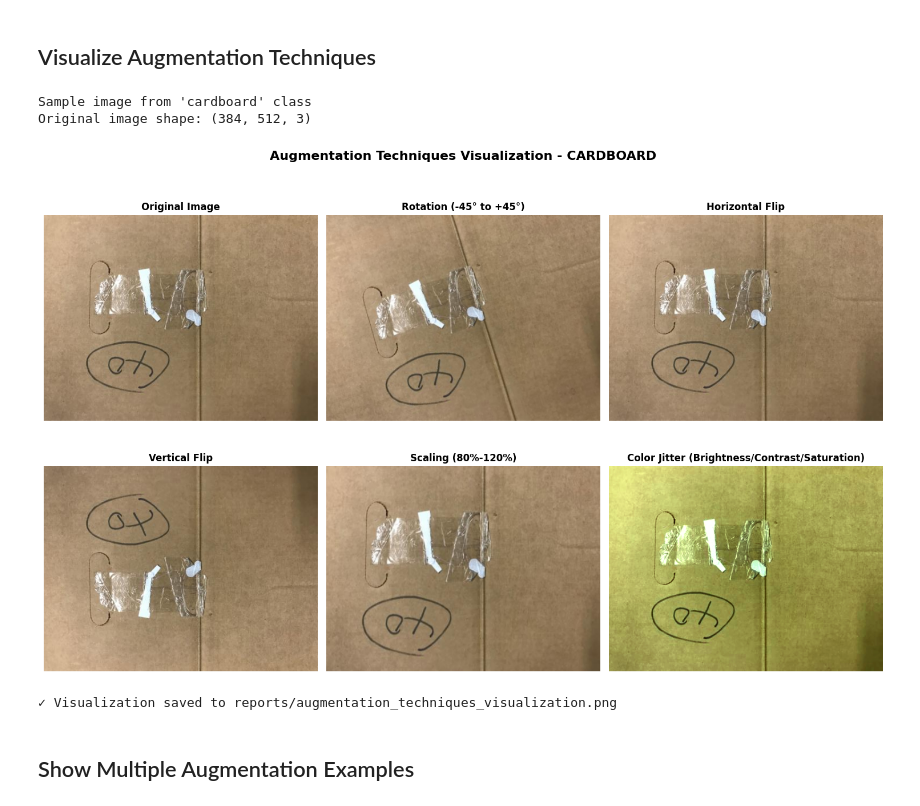
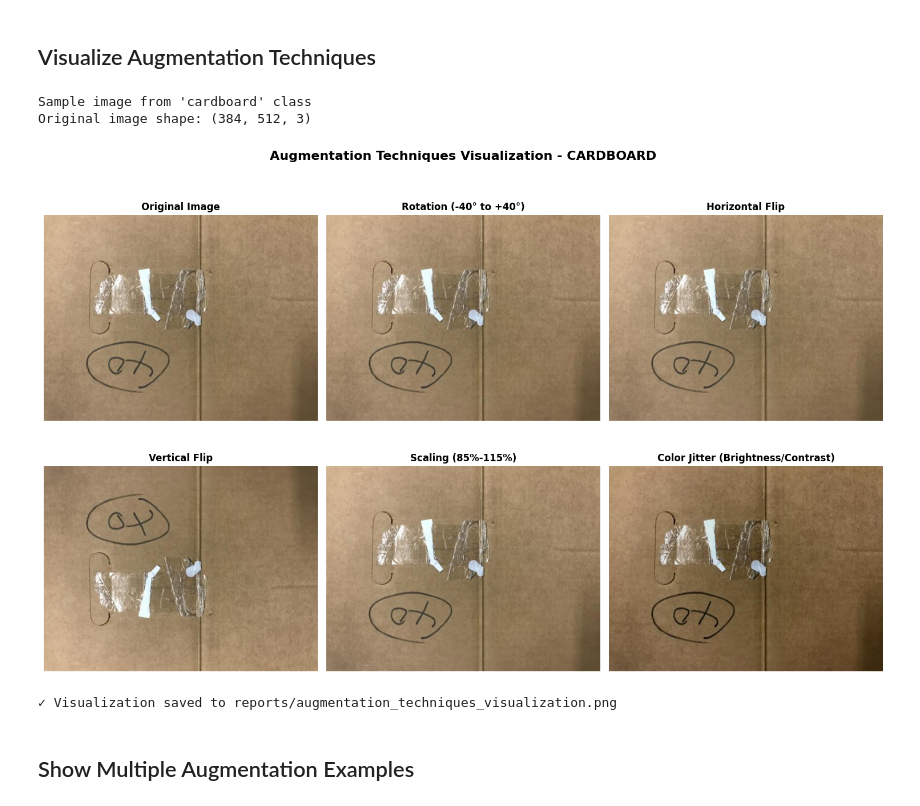
Before and after one commit to abdomohsen228/material-stream-identification-system, a Jupyter notebook: notebooks/data_augmentation.ipynb, the cells around one changed output. Saved outputs shown, nothing was run; the diff lists cells and outputs as text; code cells hidden in the pictures.

```diff
--- a/notebooks/data_augmentation.ipynb
+++ b/notebooks/data_augmentation.ipynb
@@ -215,10 +220,10 @@ if sample_class_dir.exists():
         axes[0, 0].set_title('Original Image', fontsize=12, fontweight='bold')
         axes[0, 0].axis('off')
 
-        # Rotation
-        rotated = rotation(image=img_rgb)
+        # Rotation (conservative)
+        rotated = iaa.Sometimes(0.65, iaa.Affine(rotate=(-40, 40), mode='reflect'))(image=img_rgb)
         axes[0, 1].imshow(rotated)
-        axes[0, 1].set_title('Rotation (-45° to +45°)', fontsize=12, fontweight='bold')
+        axes[0, 1].set_title('Rotation (-40° to +40°)', fontsize=12, fontweight='bold')
         axes[0, 1].axis('off')
 
         # Horizontal Flip
@@ -227,39 +232,39 @@ if sample_class_dir.exists():
         axes[0, 2].set_title('Horizontal Flip', fontsize=12, fontweight='bold')
         axes[0, 2].axis('off')
 
         # Vertical Flip
         flipped_v = flip_vertical(image=img_rgb)
         axes[1, 0].imshow(flipped_v)
         axes[1, 0].set_title('Vertical Flip', fontsize=12, fontweight='bold')
         axes[1, 0].axis('off')
 
-        # Scaling
-        scaled = scaling(image=img_rgb)
+        # Scaling (conservative)
+        scaled = iaa.Sometimes(0.5, iaa.Affine(scale={"x": (0.85, 1.15), "y": (0.85, 1.15)}, mode='reflect'))(image=img_rgb)
         axes[1, 1].imshow(scaled)
-        axes[1, 1].set_title('Scaling (80%-120%)', fontsize=12, fontweight='bold')
+        axes[1, 1].set_title('Scaling (85%-115%)', fontsize=12, fontweight='bold')
         axes[1, 1].axis('off')
 
-        # Color Jitter
+        # Color Jitter (conservative)
         jittered = color_jitter(image=img_rgb)
         axes[1, 2].imshow(jittered)
-        axes[1, 2].set_title('Color Jitter (Brightness/Contrast/Saturation)', fontsize=12, fontweight='bold')
+        axes[1, 2].set_title('Color Jitter (Brightness/Contrast)', fontsize=12, fontweight='bold')
         axes[1, 2].axis('off')
 
         plt.suptitle(f'Augmentation Techniques Visualization - {sample_class.upper()}',
                      fontsize=16, fontweight='bold', y=0.995)
         plt.tight_layout()
         plt.savefig(reports_dir / 'augmentation_techniques_visualization.png', dpi=150, bbox_inches='tight')
         plt.show()
 
         print("\n✓ Visualization saved to reports/augmentation_techniques_visualization.png")
     else:
         print(f"No images found in {sample_class_dir}")
 else:
     print(f"Class directory {sample_class_dir} does not exist")
 # %% [output]
 Sample image from 'cardboard' class
 Original image shape: (384, 512, 3)
-[figure, old version]
+[figure, new version]
 ✓ Visualization saved to reports/augmentation_techniques_visualization.png
 # %% [markdown]
 ## Show Multiple Augmentation Examples
```
Also changed, not shown: parts of 9 cells of this notebook, 1 other file.
